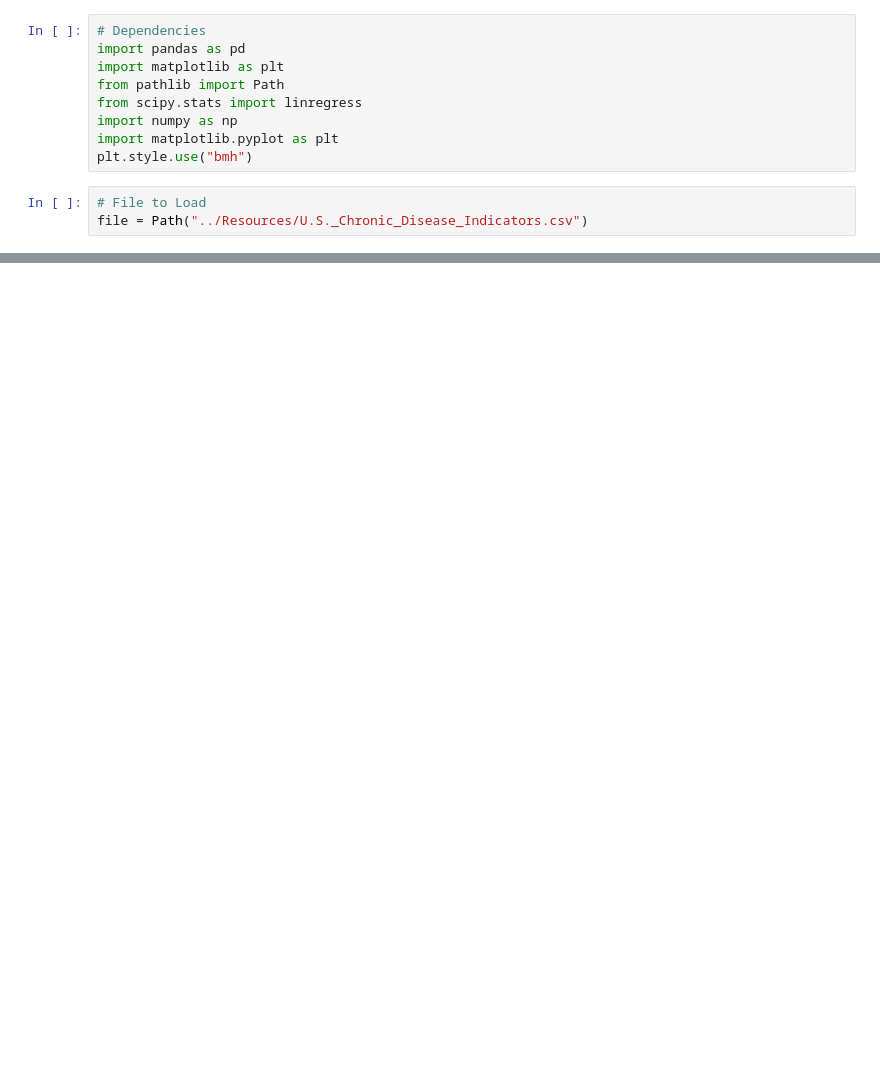
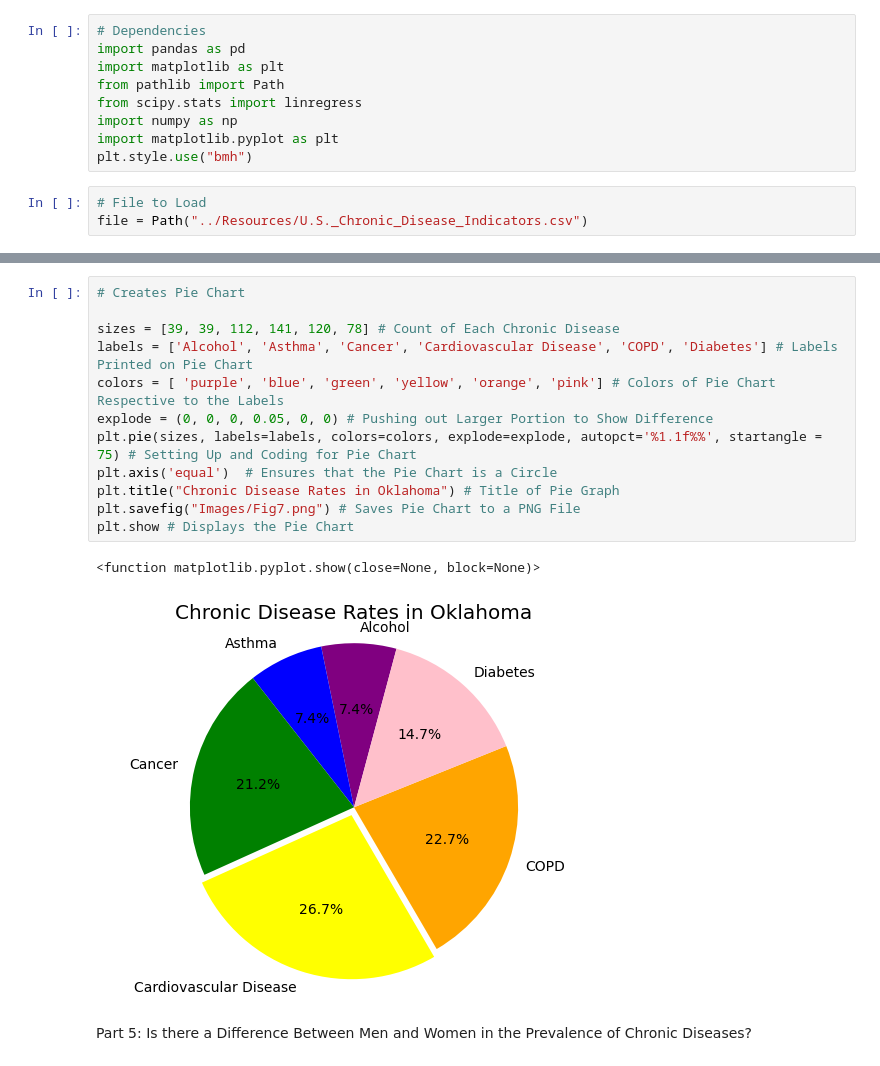
Before and after one commit to ajones1010/Project-1-, a Jupyter notebook: project_1/project_1.ipynb, the cells around one changed output, grey strips where cells are left out. Cells and saved outputs as stored; diff of their text form; blank space fills up the shorter version.

```diff
--- a/project_1/project_1.ipynb
+++ b/project_1/project_1.ipynb
@@ -925,0 +660,17 @@ male_female_df.to_csv("output2.csv", index=False)
+# %%
+# Creates Pie Chart
+
+sizes = [39, 39, 112, 141, 120, 78] # Count of Each Chronic Disease
+labels = ['Alcohol', 'Asthma', 'Cancer', 'Cardiovascular Disease', 'COPD', 'Diabetes'] # Labels Printed on Pie Chart
+colors = [ 'purple', 'blue', 'green', 'yellow', 'orange', 'pink'] # Colors of Pie Chart Respective to the Labels
+explode = (0, 0, 0, 0.05, 0, 0) # Pushing out Larger Portion to Show Difference
+plt.pie(sizes, labels=labels, colors=colors, explode=explode, autopct='%1.1f%%', startangle = 75) # Setting Up and Coding for Pie Chart
+plt.axis('equal')  # Ensures that the Pie Chart is a Circle
+plt.title("Chronic Disease Rates in Oklahoma") # Title of Pie Graph
+plt.savefig("Images/Fig7.png") # Saves Pie Chart to a PNG File
+plt.show # Displays the Pie Chart
+# %% [output]
+<function matplotlib.pyplot.show(close=None, block=None)>
+[figure, added]
+# %% [markdown]
+Part 5: Is there a Difference Between Men and Women in the Prevalence of Chronic Diseases?
```
Also changed, not shown: parts of 167 cells of this notebook, 11 other files.
